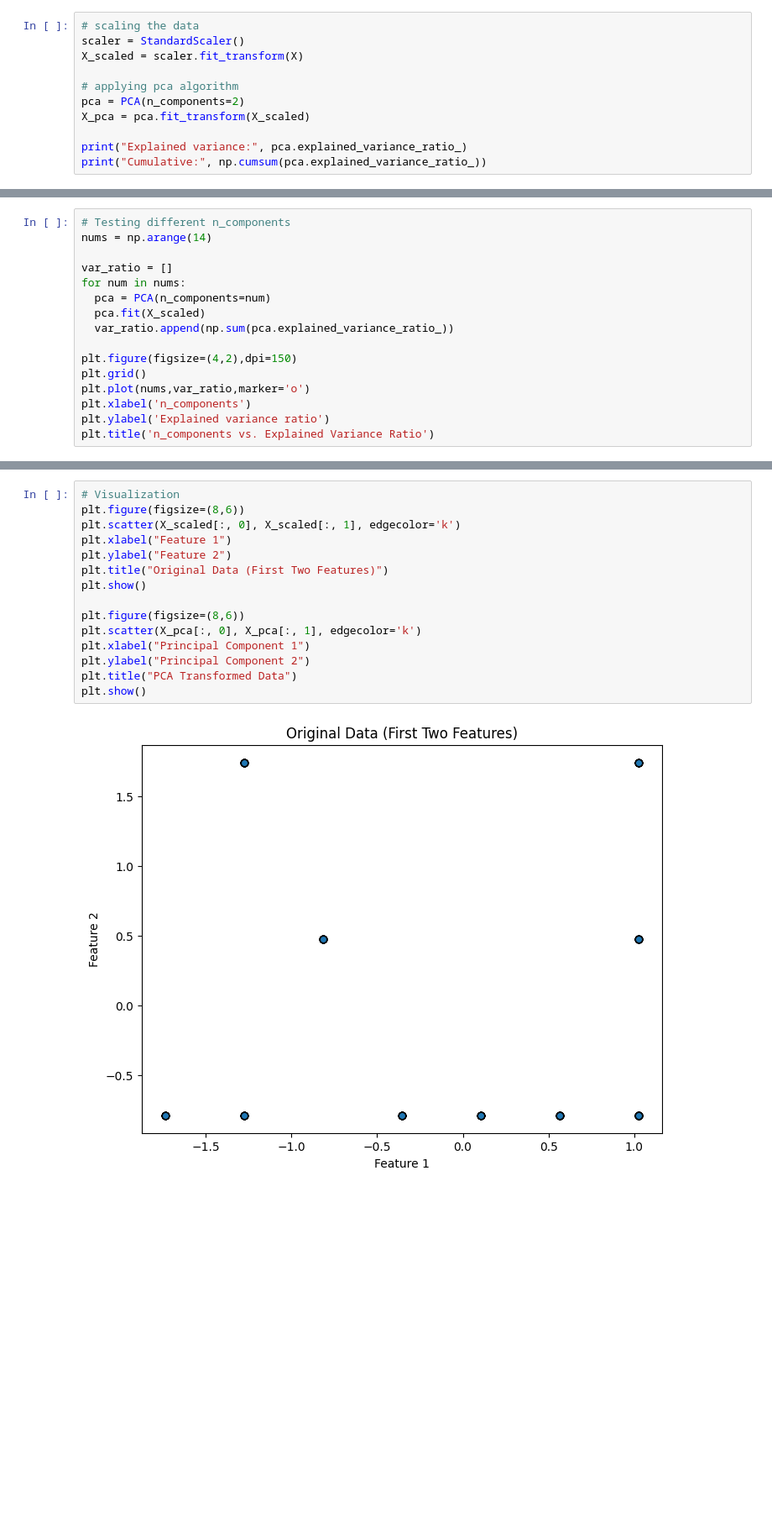
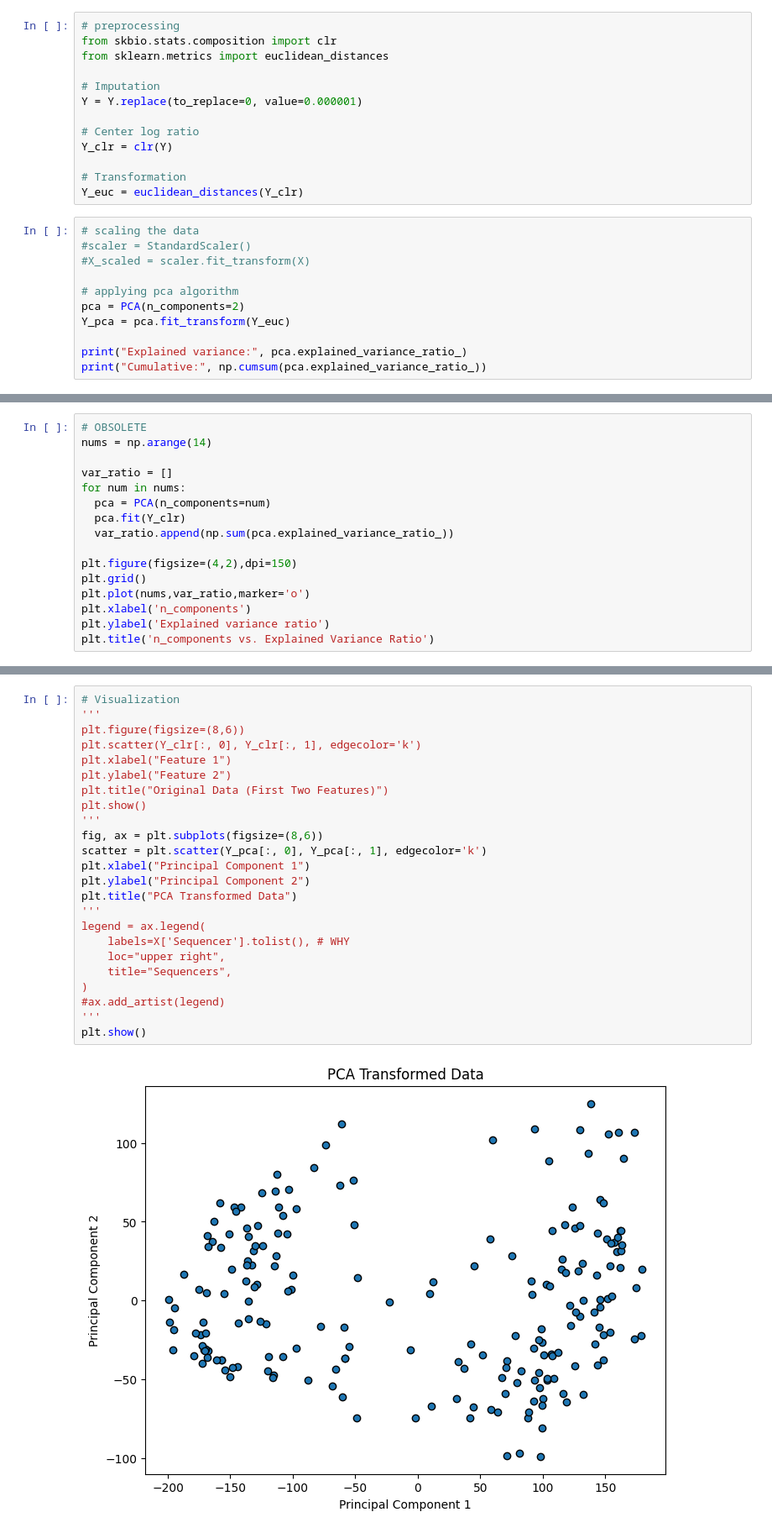
Before and after one commit to SlizovskiyLab/RebekahNotebook, a Jupyter notebook: PCA/pcaNotebook.ipynb, the cells around one changed output, grey strips where cells are left out. Shown at 84% size. Cells and saved outputs as stored; diff of their text form; blank space fills up the shorter version.

```diff
--- a/PCA/pcaNotebook.ipynb
+++ b/PCA/pcaNotebook.ipynb
@@ -20,14 +20,27 @@ gene_names = Y.columns
 
 # List of columns for iterating
 columns = list(Y)
+# %%
+# preprocessing
+from skbio.stats.composition import clr
+from sklearn.metrics import euclidean_distances
+
+# Imputation
+Y = Y.replace(to_replace=0, value=0.000001)
+
+# Center log ratio
+Y_clr = clr(Y)
+
+# Transformation
+Y_euc = euclidean_distances(Y_clr)
 # %%
 # scaling the data
-scaler = StandardScaler()
-X_scaled = scaler.fit_transform(X)
+#scaler = StandardScaler()
+#X_scaled = scaler.fit_transform(X)
 
 # applying pca algorithm
 pca = PCA(n_components=2)
-X_pca = pca.fit_transform(X_scaled)
+Y_pca = pca.fit_transform(Y_euc)
 
 print("Explained variance:", pca.explained_variance_ratio_)
 print("Cumulative:", np.cumsum(pca.explained_variance_ratio_))
@@ -37,11 +50,11 @@ Cumulative: [0.26987043 0.4168825 ]
 # %%
-# Testing different n_components
+# OBSOLETE
 nums = np.arange(14)
 
 var_ratio = []
 for num in nums:
   pca = PCA(n_components=num)
-  pca.fit(X_scaled)
+  pca.fit(Y_clr)
   var_ratio.append(np.sum(pca.explained_variance_ratio_))
 
 plt.figure(figsize=(4,2),dpi=150)
@@ -72,17 +92,26 @@ for p in range(len(principal_components)):
 # %%
 # Visualization
+'''
 plt.figure(figsize=(8,6))
-plt.scatter(X_scaled[:, 0], X_scaled[:, 1], edgecolor='k')
+plt.scatter(Y_clr[:, 0], Y_clr[:, 1], edgecolor='k')
 plt.xlabel("Feature 1")
 plt.ylabel("Feature 2")
 plt.title("Original Data (First Two Features)")
 plt.show()
-
-plt.figure(figsize=(8,6))
-plt.scatter(X_pca[:, 0], X_pca[:, 1], edgecolor='k')
+'''
+fig, ax = plt.subplots(figsize=(8,6))
+scatter = plt.scatter(Y_pca[:, 0], Y_pca[:, 1], edgecolor='k')
 plt.xlabel("Principal Component 1")
 plt.ylabel("Principal Component 2")
 plt.title("PCA Transformed Data")
+'''
+legend = ax.legend(
+    labels=X['Sequencer'].tolist(), # WHY
+    loc="upper right",
+    title="Sequencers",
+)
+#ax.add_artist(legend)
+'''
 plt.show()
 # %% [output]
-[figure, old version]
+[figure, new version]
```
Also changed, not shown: parts of 5 cells of this notebook, 1 other file.
